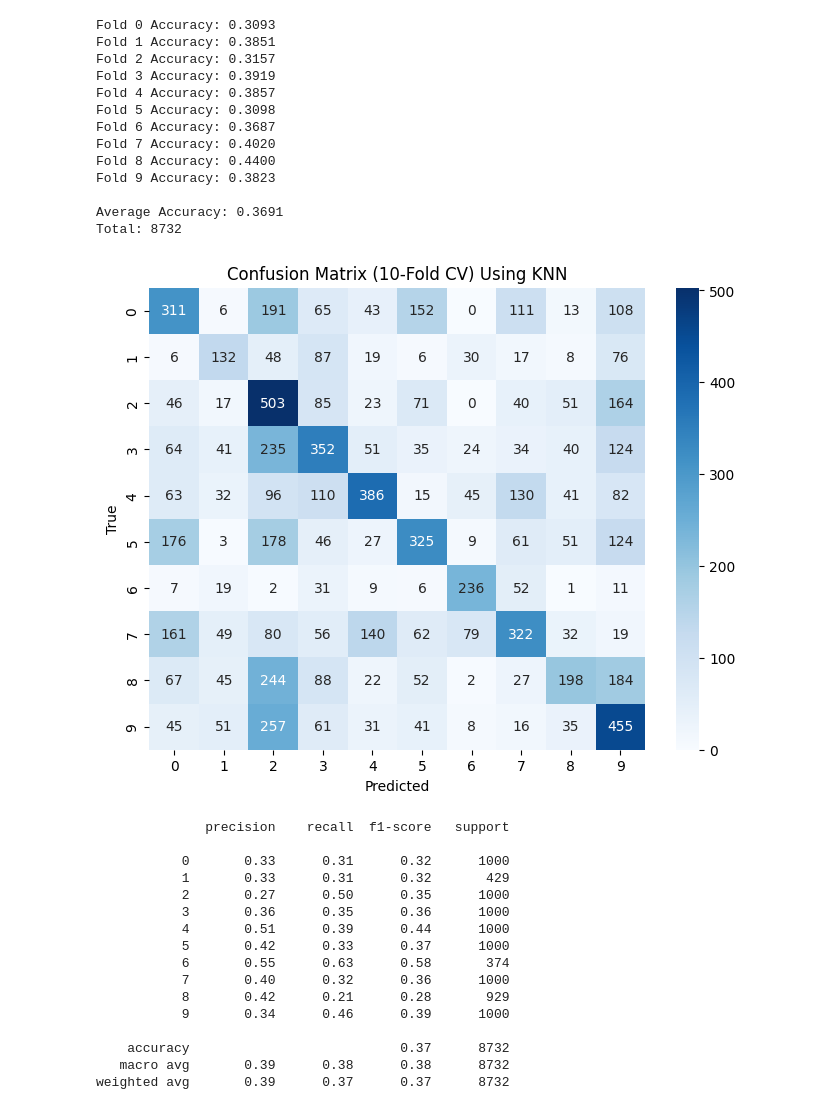
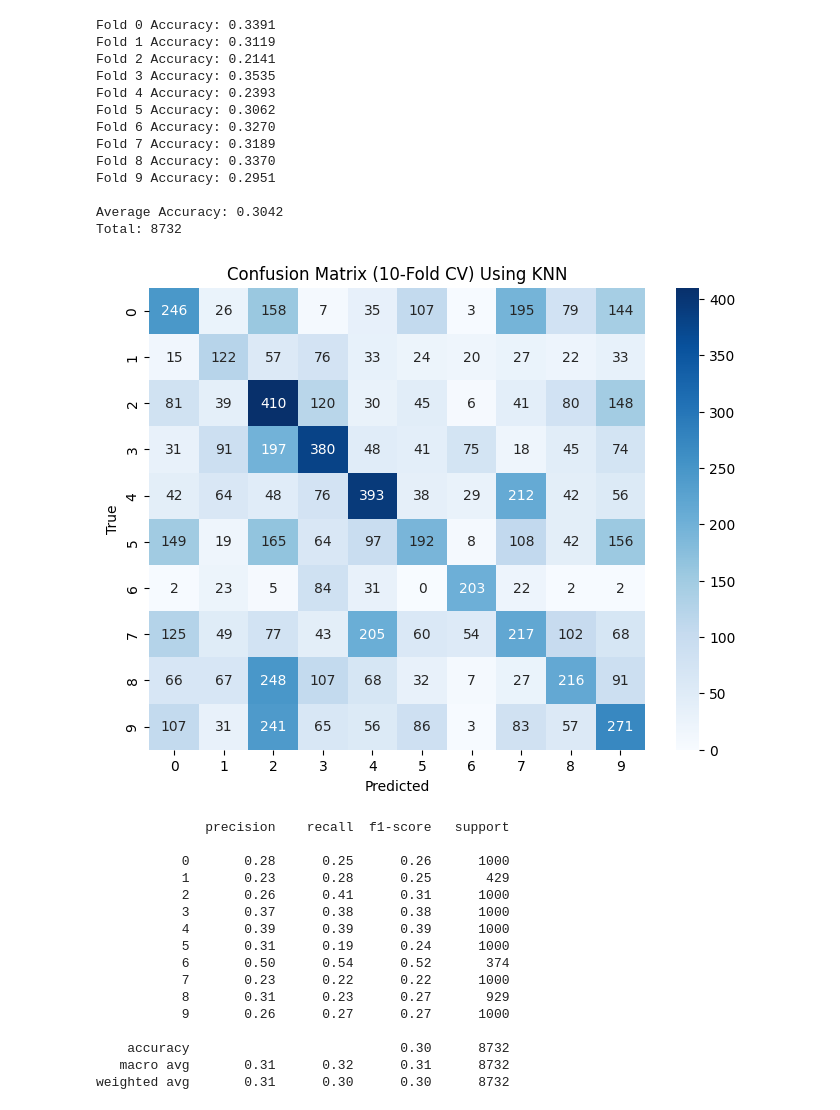
Before and after one commit to omei-Lab/UrbanSound8k-with-ML, a Jupyter notebook: src/models_training.ipynb, the cells around one changed output. Saved outputs shown, nothing was run; the diff lists cells and outputs as text; code cells hidden in the pictures.

```diff
--- a/src/models_training.ipynb
+++ b/src/models_training.ipynb
@@ -92,39 +162,39 @@ weighted avg       0.42      0.42      0.42      8732
 # %%
 from sklearn.neighbors import KNeighborsClassifier
 
-knn = KNeighborsClassifier(n_neighbors=7)
+knn = KNeighborsClassifier()
 _ = train_with_10fold(knn, 'KNN')
 # %% [output]
-Fold 0 Accuracy: 0.3093
-Fold 1 Accuracy: 0.3851
-Fold 2 Accuracy: 0.3157
-Fold 3 Accuracy: 0.3919
-Fold 4 Accuracy: 0.3857
-Fold 5 Accuracy: 0.3098
-Fold 6 Accuracy: 0.3687
-Fold 7 Accuracy: 0.4020
-Fold 8 Accuracy: 0.4400
-Fold 9 Accuracy: 0.3823
+Fold 0 Accuracy: 0.3391
+Fold 1 Accuracy: 0.3119
+Fold 2 Accuracy: 0.2141
+Fold 3 Accuracy: 0.3535
+Fold 4 Accuracy: 0.2393
+Fold 5 Accuracy: 0.3062
+Fold 6 Accuracy: 0.3270
+Fold 7 Accuracy: 0.3189
+Fold 8 Accuracy: 0.3370
+Fold 9 Accuracy: 0.2951
 
-Average Accuracy: 0.3691
+Average Accuracy: 0.3042
 Total: 8732
-[figure, old version]
+[figure, new version]
               precision    recall  f1-score   support
 
-           0       0.33      0.31      0.32      1000
-           1       0.33      0.31      0.32       429
-           2       0.27      0.50      0.35      1000
-           3       0.36      0.35      0.36      1000
-           4       0.51      0.39      0.44      1000
-           5       0.42      0.33      0.37      1000
-           6       0.55      0.63      0.58       374
-           7       0.40      0.32      0.36      1000
-           8       0.42      0.21      0.28       929
-           9       0.34      0.46      0.39      1000
+           0       0.28      0.25      0.26      1000
+           1       0.23      0.28      0.25       429
+           2       0.26      0.41      0.31      1000
+           3       0.37      0.38      0.38      1000
+           4       0.39      0.39      0.39      1000
+           5       0.31      0.19      0.24      1000
+           6       0.50      0.54      0.52       374
+           7       0.23      0.22      0.22      1000
+           8       0.31      0.23      0.27       929
+           9       0.26      0.27      0.27      1000
 
-    accuracy                           0.37      8732
-   macro avg       0.39      0.38      0.38      8732
-weighted avg       0.39      0.37      0.37      8732
+    accuracy                           0.30      8732
+   macro avg       0.31      0.32      0.31      8732
+weighted avg       0.31      0.30      0.30      8732
 # %%
 from sklearn.svm import SVC
 
```
Also changed, not shown: parts of 15 cells of this notebook, 5 other files.
